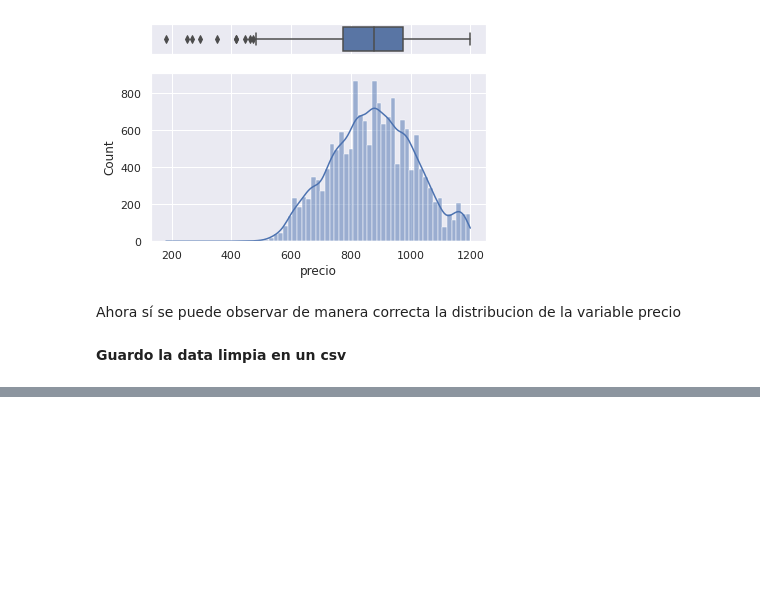
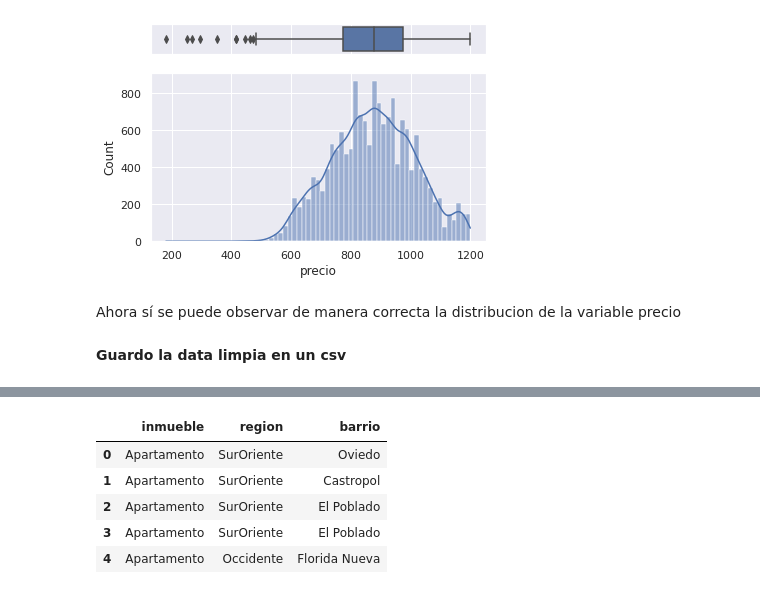
Before and after one commit to susanje/analisis_mercado_inmobiliario, a Jupyter notebook: Untitled4.ipynb, the cells around one changed output, grey strips where cells are left out. Drawn from its saved outputs; the diff is of its cells as text; code cells hidden in the pictures; blank space fills up the shorter version.

```diff
--- a/Untitled4.ipynb
+++ b/Untitled4.ipynb
@@ -477,0 +500,13 @@ files.download("susanje.csv")
+# %%
+query = engine.execute("SELECT inmueble, region, barrio FROM inmobiliario WHERE precio > 1500000 AND estrato NOT LIKE 'Estrato 3'") #realizo otra consulta pero esta vez le pongo condiciones
+# %%
+df = pd.DataFrame(query.fetchall())#guardo en un dataframe la consulta
+df.columns = query.keys()
+df.head()
+# %% [output]
+|  | inmueble | region | barrio |
+| 0 | Apartamento | SurOriente | Oviedo |
+| 1 | Apartamento | SurOriente | Castropol |
+| 2 | Apartamento | SurOriente | El Poblado |
+| 3 | Apartamento | SurOriente | El Poblado |
+| 4 | Apartamento | Occidente | Florida Nueva |
```
Also changed, not shown: parts of 9 cells of this notebook.
